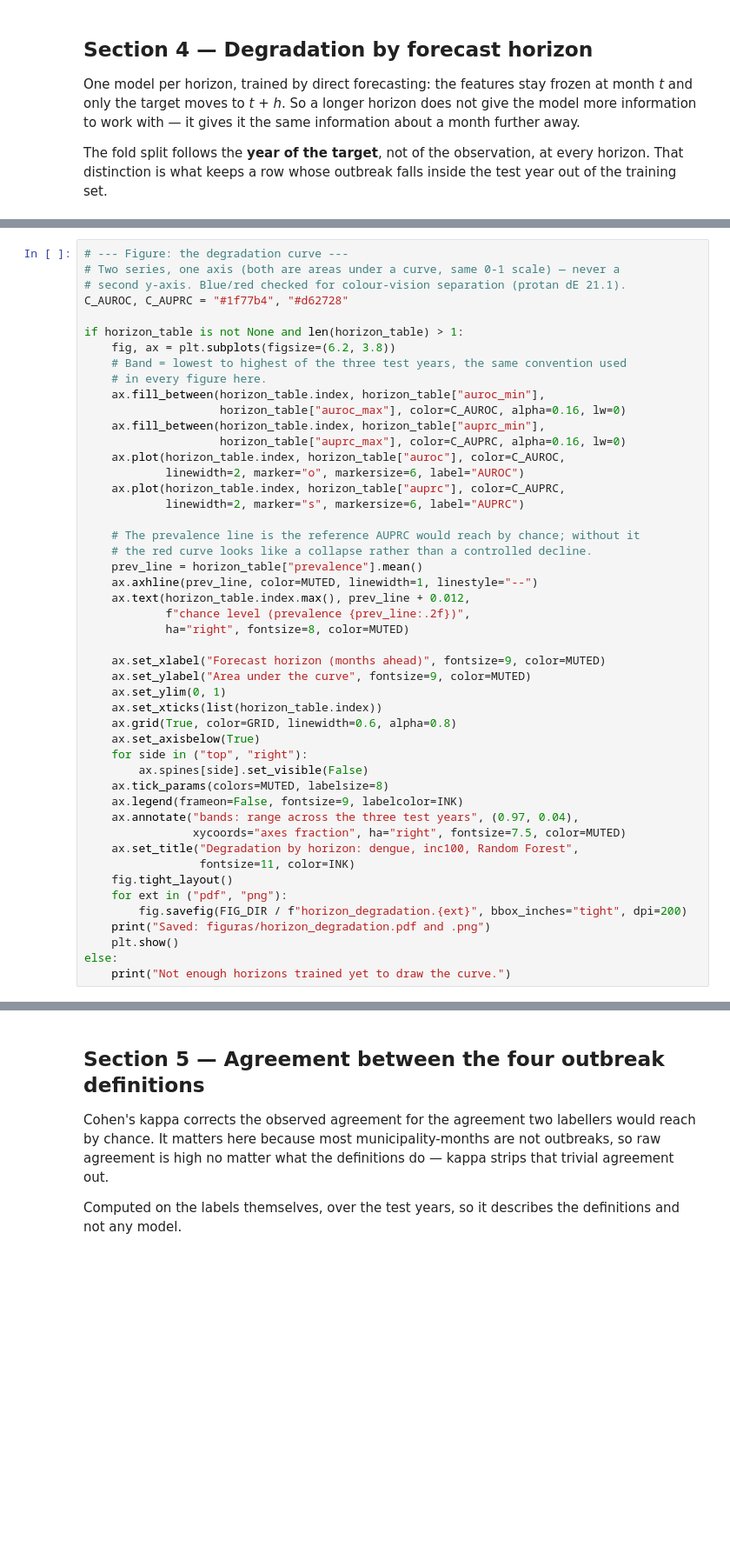
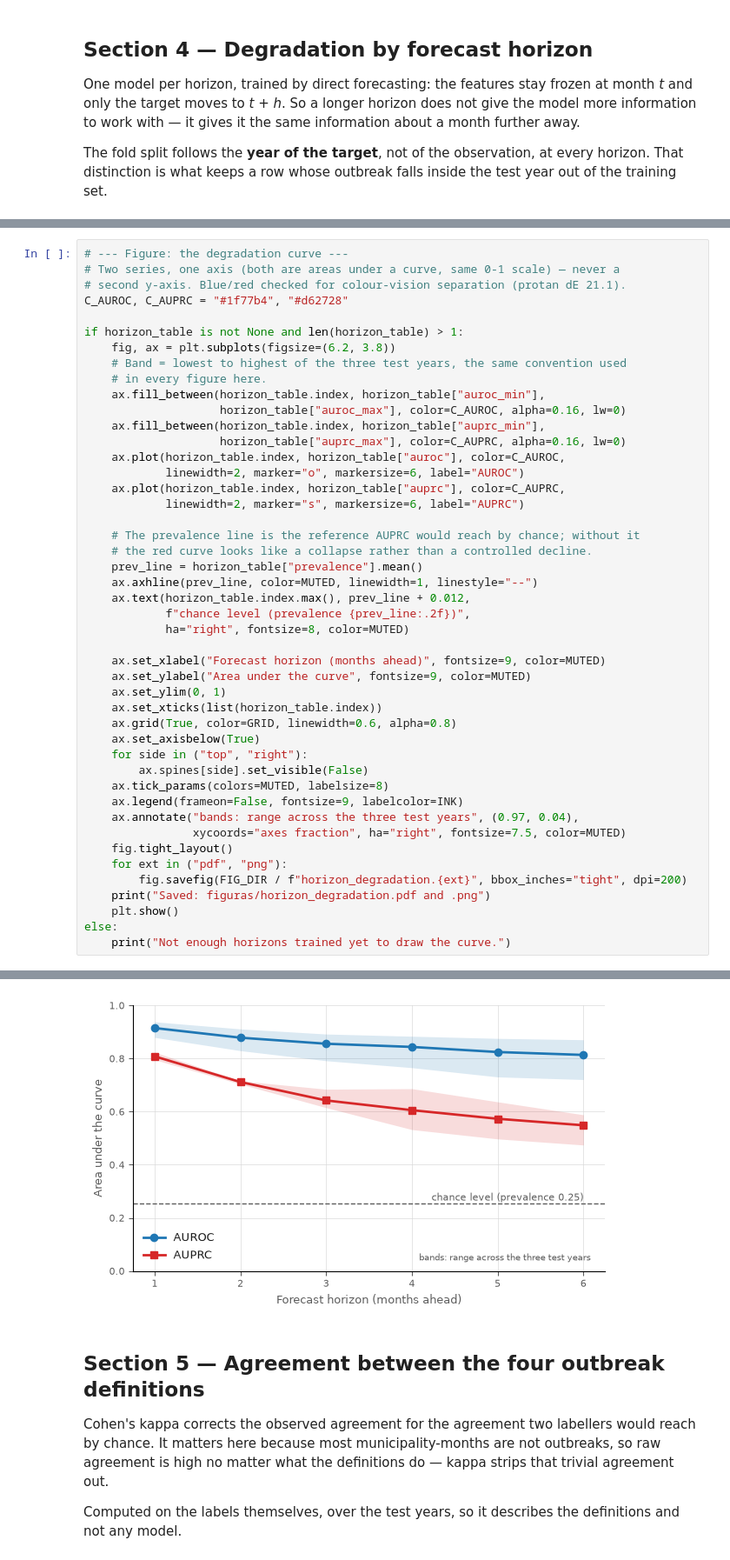
Before and after one commit to LVinaud/arboviral-outbreak-onset, a Jupyter notebook: notebooks/04_results.ipynb, the cells around one changed output, grey strips where cells are left out. Shown at 87% size. Drawn from its saved outputs; the diff is of its cells as text; blank space fills up the shorter version.

```diff
--- a/notebooks/04_results.ipynb
+++ b/notebooks/04_results.ipynb
@@ -455,8 +564,6 @@ if horizon_table is not None and len(horizon_table) > 1:
     ax.legend(frameon=False, fontsize=9, labelcolor=INK)
     ax.annotate("bands: range across the three test years", (0.97, 0.04),
                 xycoords="axes fraction", ha="right", fontsize=7.5, color=MUTED)
-    ax.set_title("Degradation by horizon: dengue, inc100, Random Forest",
-                 fontsize=11, color=INK)
     fig.tight_layout()
     for ext in ("pdf", "png"):
         fig.savefig(FIG_DIR / f"horizon_degradation.{ext}", bbox_inches="tight", dpi=200)
@@ -464,3 +571,4 @@ if horizon_table is not None and len(horizon_table) > 1:
     plt.show()
 else:
     print("Not enough horizons trained yet to draw the curve.")
+# %% [output]
@@ -467,3 +576,4 @@ else:
+[figure, added]
 # %% [markdown]
 ## Section 5 — Agreement between the four outbreak definitions
 
```
Also changed, not shown: parts of 38 cells of this notebook, 32 other files.
